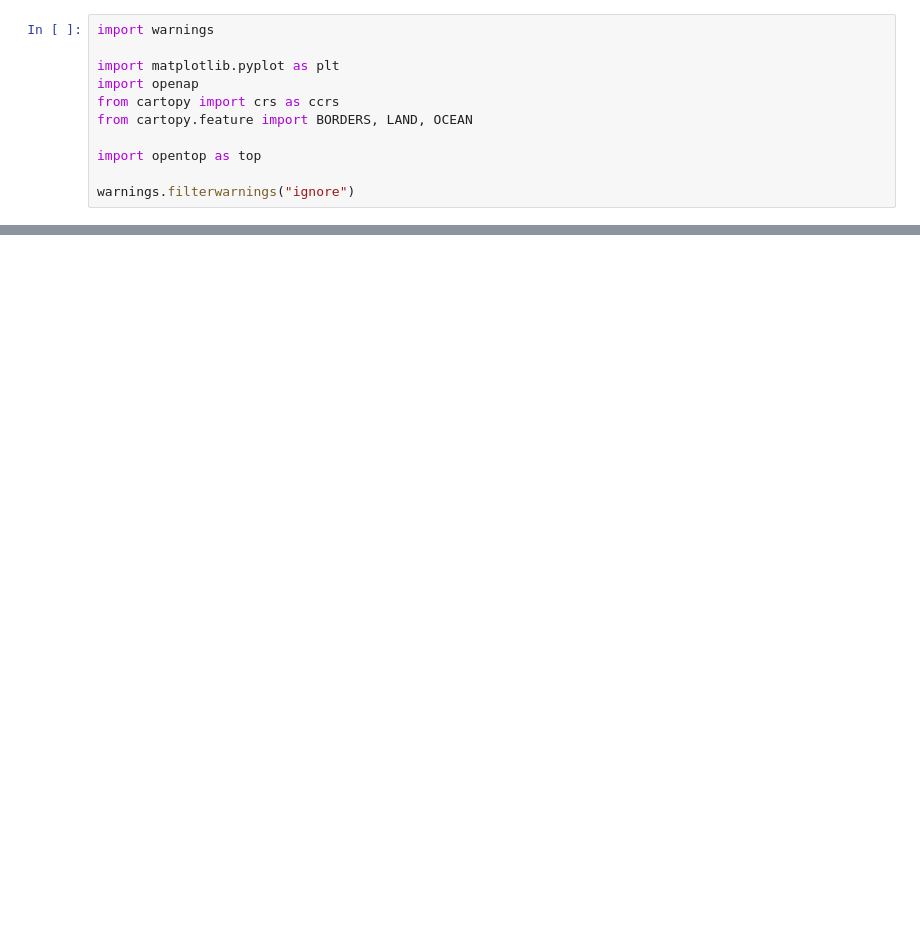
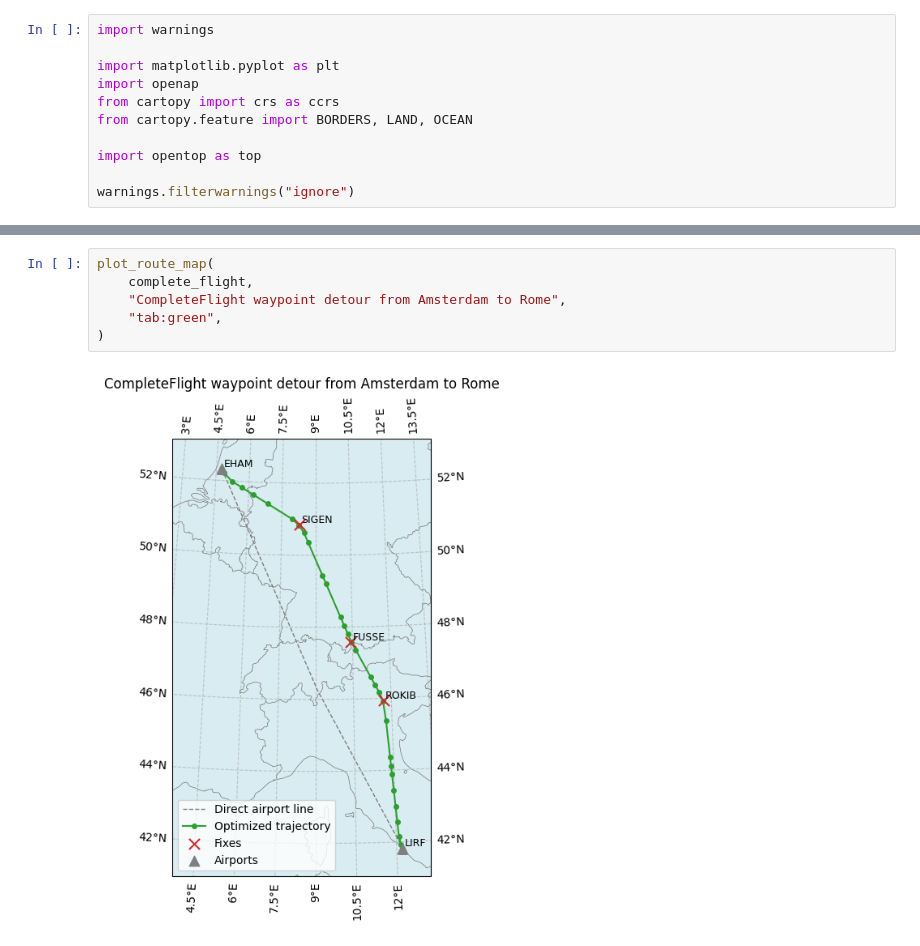
Before and after one commit to junzis/opentop, a Jupyter notebook: examples/waypoints.ipynb, the cells around one changed output, grey strips where cells are left out. Cells and saved outputs as stored; diff of their text form; blank space fills up the shorter version.

```diff
--- a/examples/waypoints.ipynb
+++ b/examples/waypoints.ipynb
@@ -108,0 +204,8 @@ plt.show()
+# %%
+plot_route_map(
+    complete_flight,
+    "CompleteFlight waypoint detour from Amsterdam to Rome",
+    "tab:green",
+)
+# %% [output]
+[figure, added]
```
Also changed, not shown: parts of 7 cells of this notebook, 8 other files.
